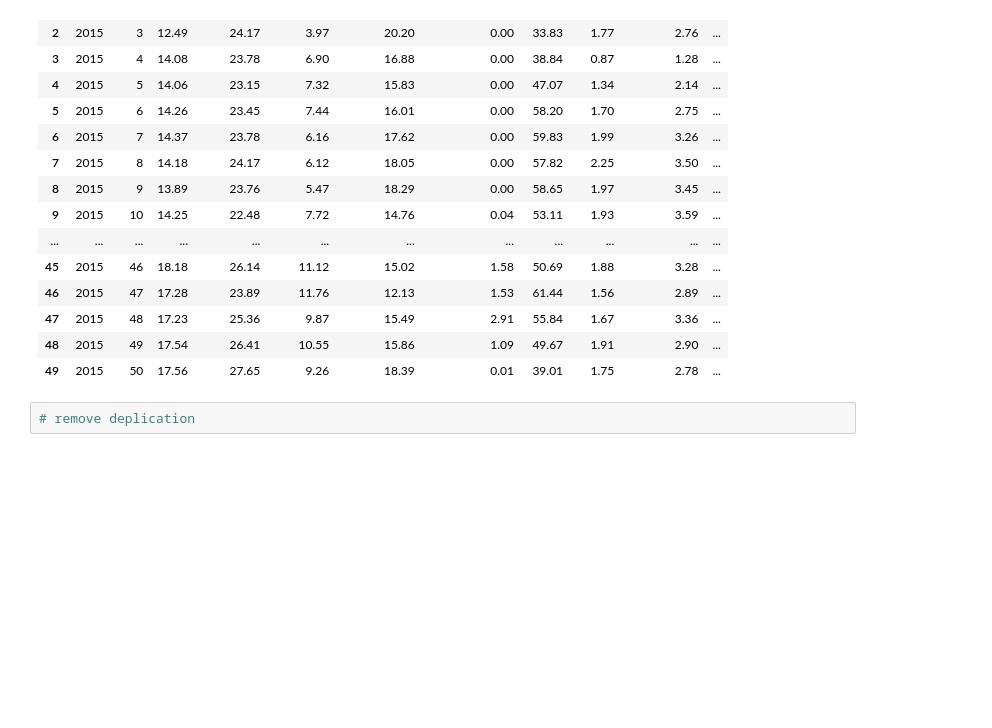
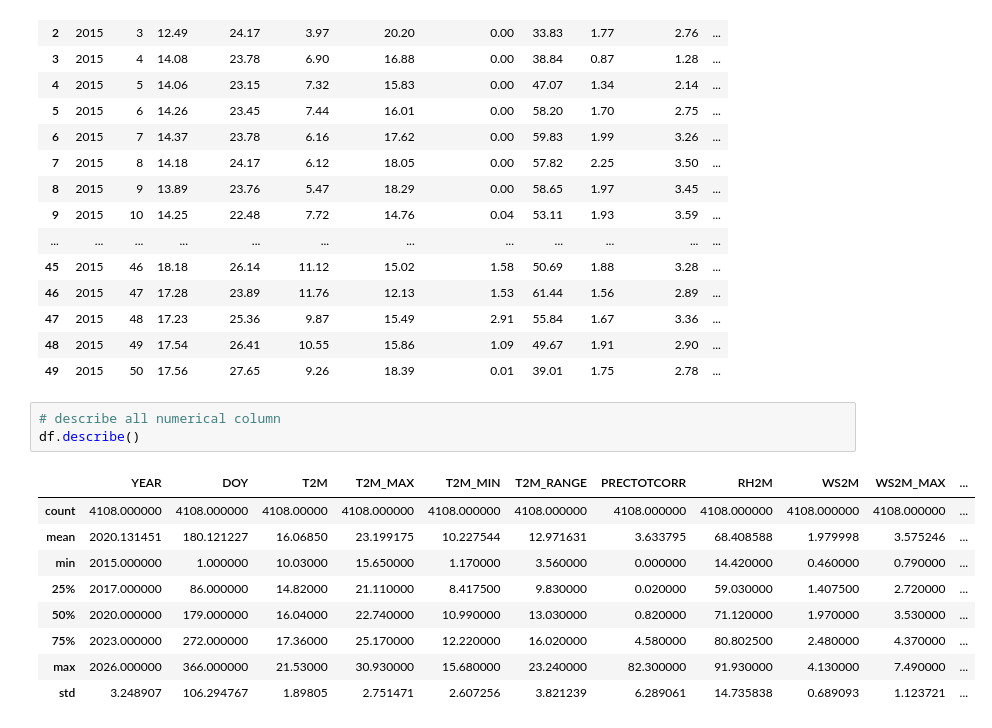
Before and after one commit to Sumeyahassen/climate-challenge-week0, a Jupyter notebook: notebooks/ethiopia_eda.ipynb, the cells around one changed output. Cells and saved outputs as stored; diff of their text form; blank space fills up the shorter version.

Commit message:
inter prate the numerical value to use  i get statical analysis

```diff
--- a/notebooks/ethiopia_eda.ipynb
+++ b/notebooks/ethiopia_eda.ipynb
@@ -86,4 +86,15 @@ df.head(50)
 | 48 | 2015 | 49 | 17.54 | 26.41 | 10.55 | 15.86 | 1.09 | 49.67 | 1.91 | 2.90 | ... |
 | 49 | 2015 | 50 | 17.56 | 27.65 | 9.26 | 18.39 | 0.01 | 39.01 | 1.75 | 2.78 | ... |
 # %%
-# remove deplication
+# describe all numerical column
+df.describe()
+# %% [output]
+|  | YEAR | DOY | T2M | T2M_MAX | T2M_MIN | T2M_RANGE | PRECTOTCORR | RH2M | WS2M | WS2M_MAX | ... |
+| count | 4108.000000 | 4108.000000 | 4108.00000 | 4108.000000 | 4108.000000 | 4108.000000 | 4108.000000 | 4108.000000 | 4108.000000 | 4108.000000 | ... |
+| mean | 2020.131451 | 180.121227 | 16.06850 | 23.199175 | 10.227544 | 12.971631 | 3.633795 | 68.408588 | 1.979998 | 3.575246 | ... |
+| min | 2015.000000 | 1.000000 | 10.03000 | 15.650000 | 1.170000 | 3.560000 | 0.000000 | 14.420000 | 0.460000 | 0.790000 | ... |
+| 25% | 2017.000000 | 86.000000 | 14.82000 | 21.110000 | 8.417500 | 9.830000 | 0.020000 | 59.030000 | 1.407500 | 2.720000 | ... |
+| 50% | 2020.000000 | 179.000000 | 16.04000 | 22.740000 | 10.990000 | 13.030000 | 0.820000 | 71.120000 | 1.970000 | 3.530000 | ... |
+| 75% | 2023.000000 | 272.000000 | 17.36000 | 25.170000 | 12.220000 | 16.020000 | 4.580000 | 80.802500 | 2.480000 | 4.370000 | ... |
+| max | 2026.000000 | 366.000000 | 21.53000 | 30.930000 | 15.680000 | 23.240000 | 82.300000 | 91.930000 | 4.130000 | 7.490000 | ... |
+| std | 3.248907 | 106.294767 | 1.89805 | 2.751471 | 2.607256 | 3.821239 | 6.289061 | 14.735838 | 0.689093 | 1.123721 | ... |
```
Also changed, not shown: parts of 3 cells of this notebook.
